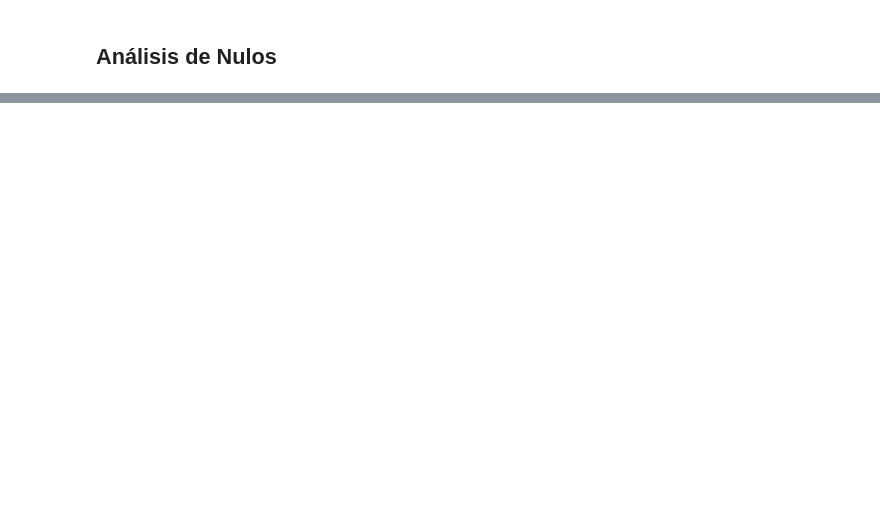
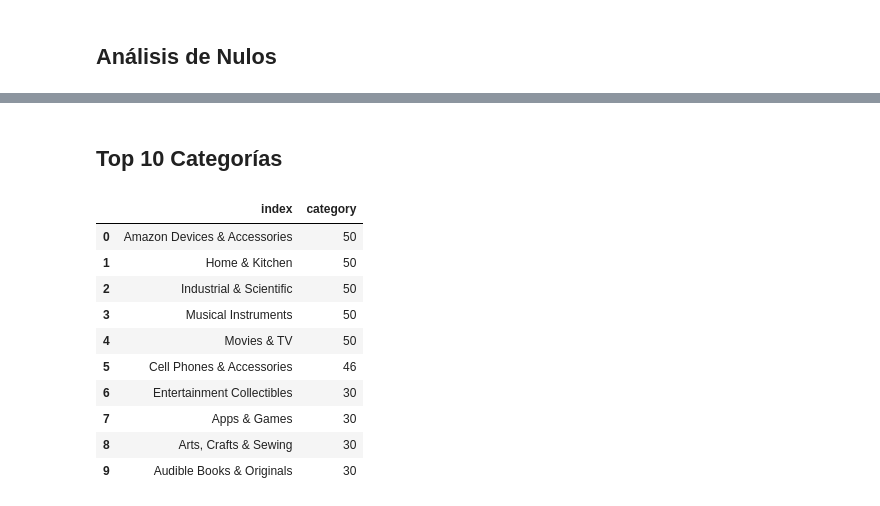
Before and after one commit to PosgradoMNA/actividades-del-projecto-teammexcol, a Jupyter notebook: proyecto-ventas-amazon/semana1-amazon.ipynb, the cells around one changed output, grey strips where cells are left out. Saved outputs shown, nothing was run; the diff lists cells and outputs as text; code cells hidden in the pictures; blank space fills up the shorter version.

```diff
--- a/proyecto-ventas-amazon/semana1-amazon.ipynb
+++ b/proyecto-ventas-amazon/semana1-amazon.ipynb
@@ -124,0 +158,16 @@ Number of categories: 39
+# %% [markdown]
+## Top 10 Categorías
+# %%
+df['category'].value_counts().sort_values(ascending=False).reset_index().head(10).style.background_gradient(axis=0)
+# %% [output]
+|  | index | category |
+| 0 | Amazon Devices & Accessories | 50 |
+| 1 | Home & Kitchen | 50 |
+| 2 | Industrial & Scientific | 50 |
+| 3 | Musical Instruments | 50 |
+| 4 | Movies & TV | 50 |
+| 5 | Cell Phones & Accessories | 46 |
+| 6 | Entertainment Collectibles | 30 |
+| 7 | Apps & Games | 30 |
+| 8 | Arts, Crafts & Sewing | 30 |
+| 9 | Audible Books & Originals | 30 |
```
Also changed, not shown: parts of 12 cells of this notebook.
